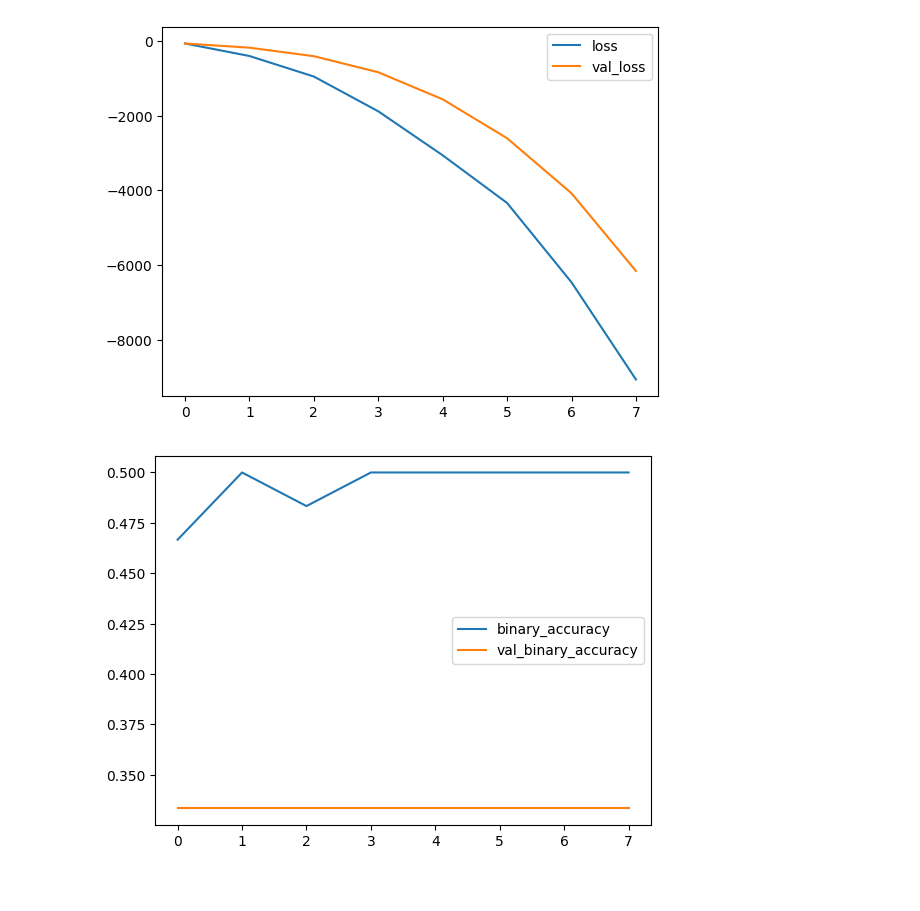
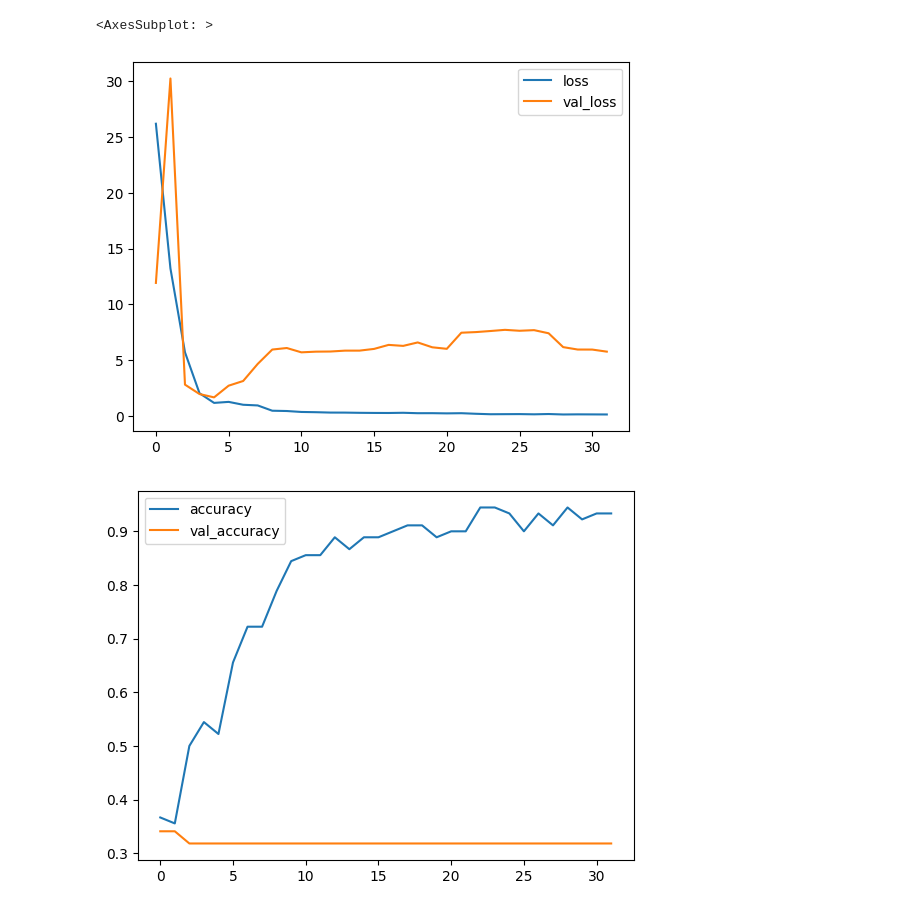
Before and after one commit to mymmrac/ml-research, a Jupyter notebook: ml.ipynb, the cells around one changed output. Saved outputs shown, nothing was run; the diff lists cells and outputs as text; code cells hidden in the pictures.

```diff
--- a/ml.ipynb
+++ b/ml.ipynb
@@ -9,6 +14,6 @@ tf.get_logger().setLevel('ERROR')
 # %%
 # Settings
-batch_size = 4
+batch_size = 8
 img_width = 320
 img_height = 320
 
@@ -81,19 +96,8 @@ test_ds = test_ds.batch(batch_size)
 # %%
-from tensorflow import keras
-from keras import layers
-
 # Setup model
 model = keras.Sequential([
     # Input
     layers.InputLayer(input_shape=(img_height, img_width, 3)),
-
-    # Data augmentation
-    layers.RandomContrast(factor=0.1),
-    layers.RandomFlip(mode='horizontal'),
-    layers.RandomRotation(factor=0.1),
-    layers.RandomZoom(height_factor=0.1, width_factor=0.1),
-
-    # Normalazation
     layers.Rescaling(scale=1./255),
 
     # Block 1
@@ -109,18 +113,19 @@ model = keras.Sequential([
     # Block 3
     layers.BatchNormalization(),
     layers.Conv2D(filters=256, kernel_size=3, activation='relu', padding='same'),
+    layers.MaxPool2D(),
+
+    # Block 4
+    layers.BatchNormalization(),
+    layers.Conv2D(filters=256, kernel_size=3, activation='relu', padding='same'),
     layers.Conv2D(filters=256, kernel_size=3, activation='relu', padding='same'),
     layers.MaxPool2D(),
-    layers.Dropout(0.2),
 
     # Head
     layers.BatchNormalization(),
     layers.Flatten(),
-
-#     layers.Dense(128, activation='relu'),
-#     layers.Dense(num_classes),
-    layers.Dense(8, activation='relu'),
-    layers.Dense(1, activation='sigmoid'),
+    layers.Dense(256, activation='relu'),
+    layers.Dense(num_classes, activation='softmax'),
 ])
 
 # Summarize model
@@ -147,19 +152,15 @@ _________________________________________________________________
 # Prepear model
 model.compile(
     optimizer=tf.keras.optimizers.Adam(),
-
-#     loss=tf.keras.losses.SparseCategoricalCrossentropy(from_logits=True),
-#     metrics=['accuracy'],
-
-    loss='binary_crossentropy',
-    metrics=['binary_accuracy'],
+    loss=tf.keras.losses.CategoricalCrossentropy(),
+    metrics=['accuracy'],
 )
 
 # Train model
 history = model.fit(
     train_ds,
     validation_data=test_ds,
-    epochs=8,
+    epochs=32,
 )
 
 # Save model
@@ -185,13 +187,10 @@ WARNING:absl:Found untraced functions such as _jit_compiled_convolution_op, _jit
 # %%
 # Plot learning curves
-import pandas as pd
-
 history_frame = pd.DataFrame(history.history)
 
-# history_frame.loc[:, ['loss', 'val_loss']].plot()
-# history_frame.loc[:, ['accuracy', 'val_accuracy']].plot()
 history_frame.loc[:, ['loss', 'val_loss']].plot()
-history_frame.loc[:, ['binary_accuracy', 'val_binary_accuracy']].plot();
+history_frame.loc[:, ['accuracy', 'val_accuracy']].plot()
 # %% [output]
+<AxesSubplot: >
-[figure, old version]
+[figure, new version]
-[figure, old version]
+[figure, new version]
```
Also changed, not shown: parts of 5 cells of this notebook.
